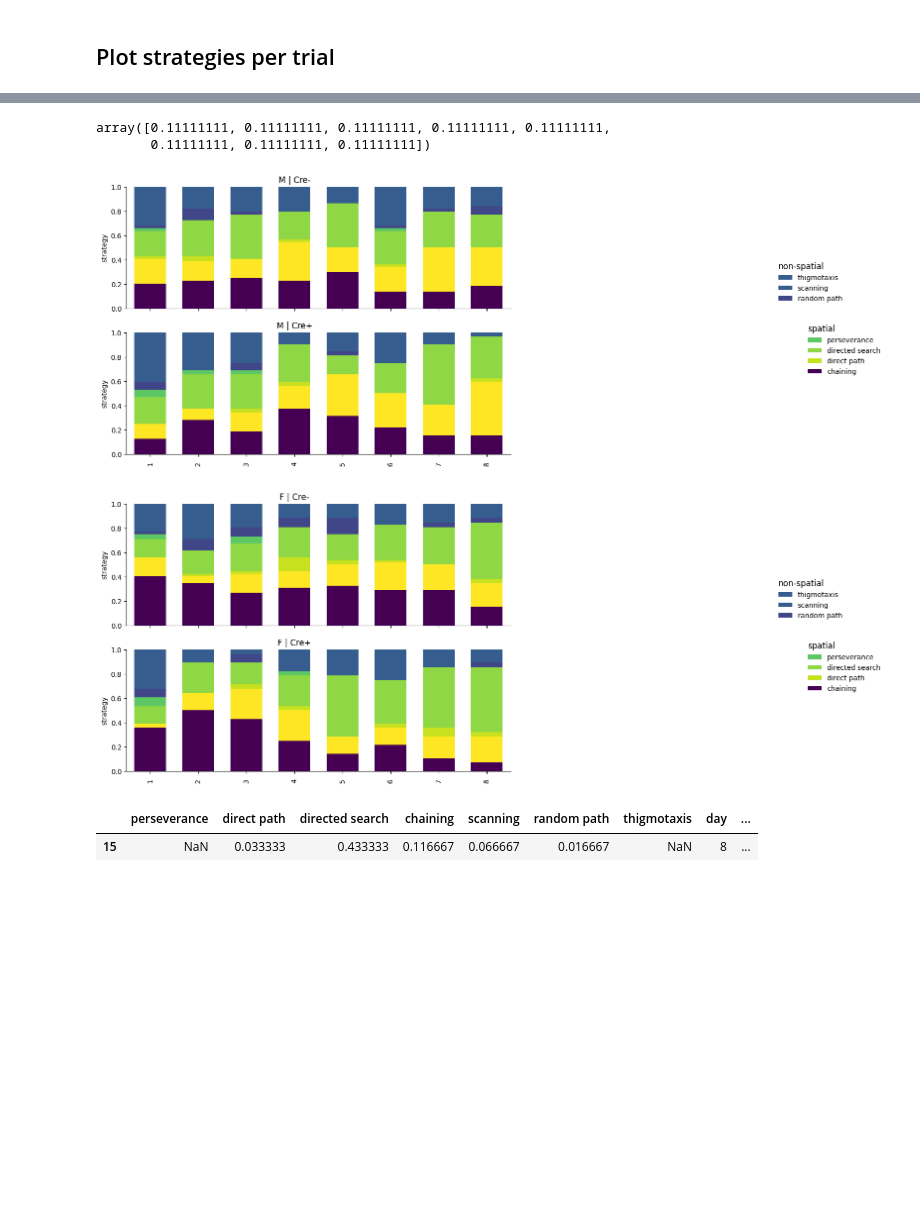
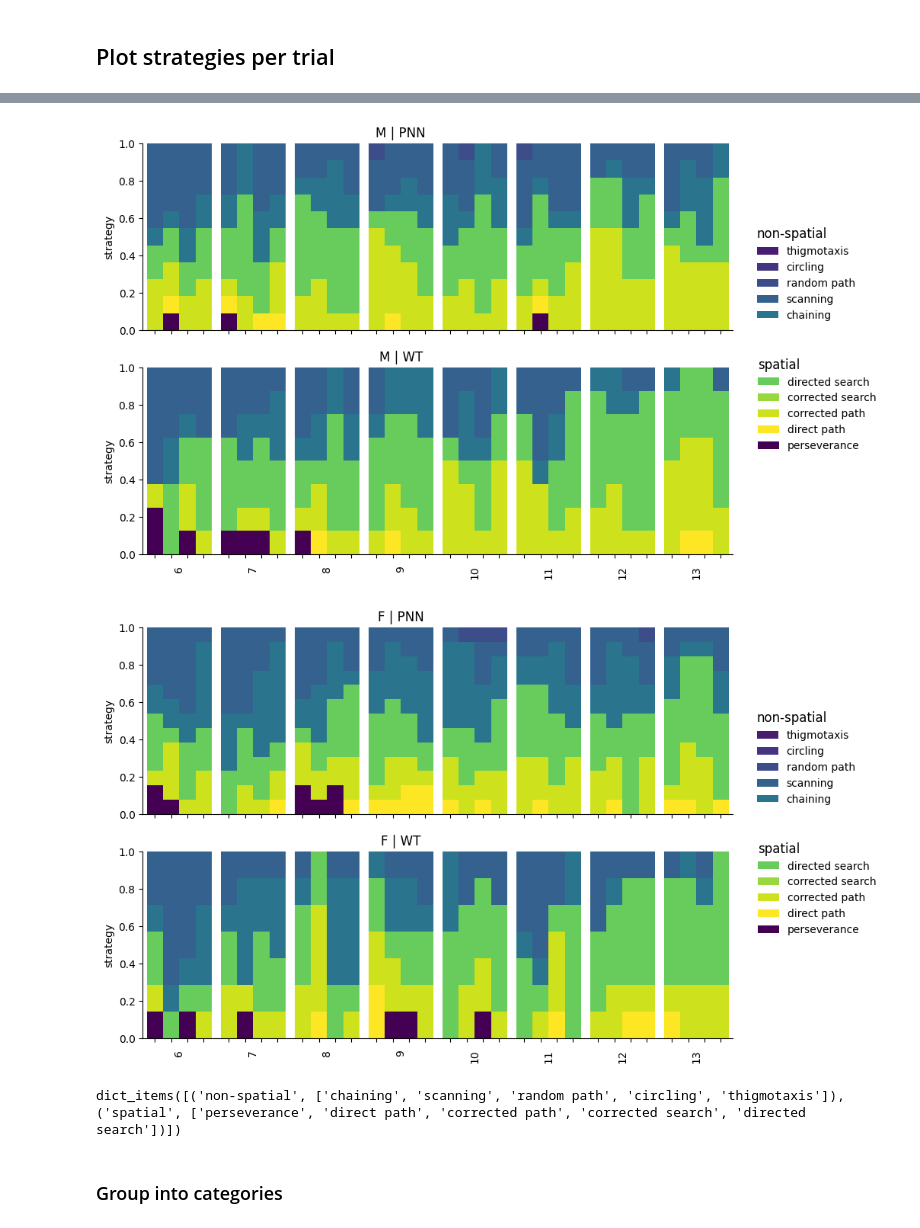
Before and after one commit to tristanstoeber/alexander2024behavioral, a Jupyter notebook: 02_strategy_classification.ipynb, the cells around one changed output, grey strips where cells are left out. Cells and saved outputs as stored; diff of their text form; code cells hidden in the pictures; blank space fills up the shorter version.

```diff
--- a/02_strategy_classification.ipynb
+++ b/02_strategy_classification.ipynb
@@ -344,19 +566,27 @@ KeyError: ('day', 'trial')
+# %%
+### add adjusted days for plotting
+sorted_groups = {
+#    'HID_probe': '4',
+    'REV_1': 6,
+    'REV_2': 7,
+    'REV_3': 8,
+    'REV_4': 9,
+    'REV_5': 10,
+    'REV_6': 11,
+    'REV_7': 12,
+    'REV_8': 13,
+#    'REV_probe': '13'
+}
 # %%
 # calculate width ratios for each subplot
-n, c = np.unique(df_res['day'], return_counts=True)
-#width_ratios = np.array(width_ratios)
-width_ratios = c/np.sum(n)
+n, c = np.unique(df_res['exp_day'], return_counts=True)
+width_ratios = c
+width_ratios = width_ratios/np.sum(width_ratios)
-# %%
-width_ratios
-# %% [output]
-array([0.11111111, 0.11111111, 0.11111111, 0.11111111, 0.11111111,
-       0.11111111, 0.11111111, 0.11111111])
 # %%
 
-
 ls_pos = [
-    [7.29 , 0.],
-    [8, 0.6],
+    [2., 0.0],
+    [2.15, 0.5],
 ]
 for i, sex_i in enumerate(['M', 'F']):
 
@@ -371,13 +601,14 @@ for i, sex_i in enumerate(['M', 'F']):
     )
 
     for j, treat_j in enumerate(['PNN', 'WT']):
-        for m, day_m in enumerate(n):
+        for m, day_m in enumerate(sorted_groups.values()):
 
             df_jm = df_res[
                 (df_res['sex']==sex_i) &
                 (df_res['Geno']==treat_j) &
-                (df_res['day']==day_m)
+                (df_res['exp_day']==day_m)
             ]
+            df_jm = df_jm[[grp_var]+list(dct_strat.keys())[::-1]]
             plt_jm = df_jm.plot(
                 kind='bar',
                 x=grp_var,
@@ -386,6 +617,7 @@ for i, sex_i in enumerate(['M', 'F']):
                 ylabel='strategy',
                 ax=ax[j,m],
                 width=1,
+                #color=list(dct_strat.values()),
                 color=list(dct_strat.values())[::-1],
             )
             plt_jm.get_legend().remove()
@@ -402,44 +634,46 @@ for i, sex_i in enumerate(['M', 'F']):
 
             ax[j,m].set_title('')
             ax[j,m].set_xlabel('')
 
             if j==1:
-                ax[j,m].set_xlabel(df_jm['day'].iloc[0], rotation=90)
+                ax[j,m].set_xlabel(day_m, rotation=90)
 
             if m==3:
-                ax[j,m].set_title(sex_i + ' | ' +dct_treat[treat_j])
-
-
+                #ax[j,m].set_title(sex_i + ' | ' +dct_treat[treat_j])
+                ax[j,m].set_title(sex_i + ' | ' +treat_j)
 
         handles, labels = ax[j, -1].get_legend_handles_labels()
 
-        for m, (k, v) in enumerate(strat_group.items()):
+        for jj, (k, v) in enumerate(strat_group.items()):
 
             hndls_lbls_j = np.array(
                 [[h, s] for h, s in zip(handles, labels) if s in v],
                 dtype=object)
             hndls_j = hndls_lbls_j[:, 0]
             lbls_j = hndls_lbls_j[:, 1]
 
-            if j==m:
-                leg_j = ax[j, -1].legend(
+            if j==jj:
+                leg_i = ax[j, -1].legend(
+                    #hndls_j,
+                    #lbls_j,
                     reversed(hndls_j),
                     reversed(lbls_j),
                     title=k,
                     alignment='left',
                     title_fontsize='large')
                 #leg_i._legend_box.align = "left"
                 sns.move_legend(
                     ax[j, -1],
                     "lower center",
                     bbox_to_anchor=ls_pos[j],
                     frameon=False,
                 )
 # %% [output]
-[figure, old version]
+[figure, new version]
-[figure, old version]
+[figure, new version]
-# %%
-df_ij
-# %% [output]
-|  | perseverance | direct path | directed search | chaining | scanning | random path | thigmotaxis | day | ... |
-| 15 | NaN | 0.033333 | 0.433333 | 0.116667 | 0.066667 | 0.016667 | NaN | 8 | ... |
+# %%
+strat_group.items()
+# %% [output]
+dict_items([('non-spatial', ['chaining', 'scanning', 'random path', 'circling', 'thigmotaxis']), ('spatial', ['perseverance', 'direct path', 'corrected path', 'corrected search', 'directed search'])])
+# %% [markdown]
+### Group into categories
```
Also changed, not shown: parts of 32 cells of this notebook, 3 other files.
